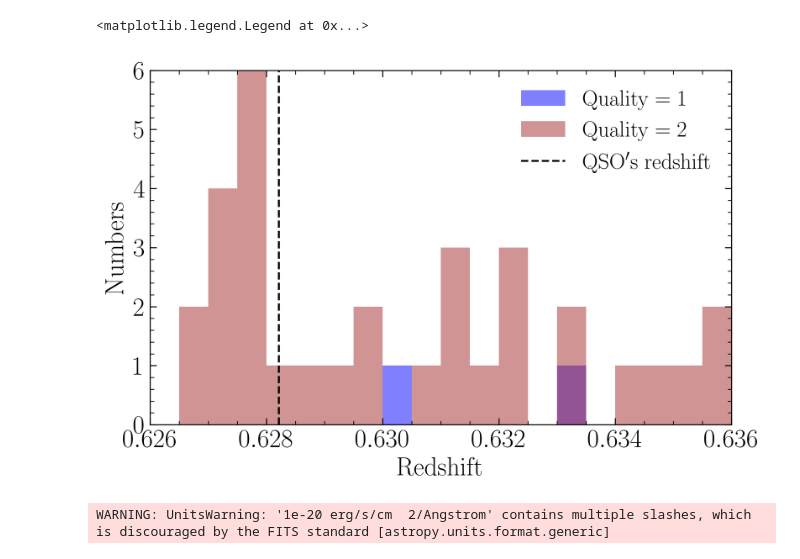
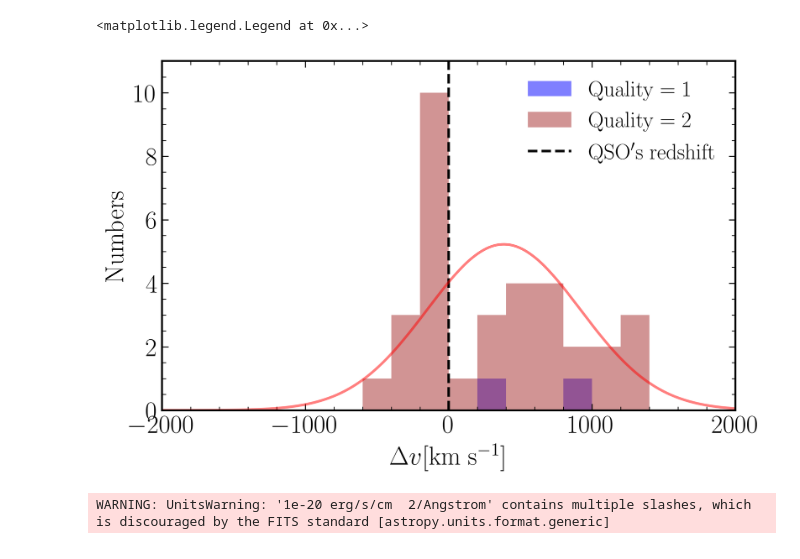
Before and after one commit to Sullofect/qso_cgm, a Jupyter notebook: muse_compare_z.ipynb, the cells around one changed output. Cells and saved outputs as stored; diff of their text form; code cells hidden in the pictures.

```diff
--- a/muse_compare_z.ipynb
+++ b/muse_compare_z.ipynb
@@ -112,39 +137,77 @@ Table_3
 # %%
+from scipy.stats import norm
+
 select_gal = np.where(cl_w == 'galaxy')
 ID_gal = ID_w[select_gal]
 z_gal = z_w[select_gal]
 ql_gal = ql_w[select_gal]
 ra_gal, dec_gal = ra_w[select_gal], dec_w[select_gal]
 
 select_qua = np.where((ql_gal == 1) | (ql_gal == 2))
 ID_qua = ID_gal[select_qua]
 z_qua = z_gal[select_qua]
+v_qua = 3e5 * (z_qua - z_qso) / (1 + z_qso)
 ql_qua = ql_gal[select_qua]
 ra_qua, dec_qua = ra_gal[select_qua], dec_gal[select_qua]
 
-# bins = np.linspace(0.6282144177077355 - 0.025, 0.6282144177077355 + 0.025, 50)
-bins = np.linspace(0.626, 0.636, 21)
-select_z = np.where((z_qua > bins[0]) * (z_qua < bins[-1]))
+bins = np.arange(-2000, 2200, 200)
+select_z = np.where((v_qua > bins[0]) * (v_qua < bins[-1]))
 ID_final = ID_qua[select_z]
 z_final = z_qua[select_z]
+v_final = v_qua[select_z]
 ql_final = ql_qua[select_z]
 ra_final, dec_final = ra_qua[select_z], dec_qua[select_z]
 
-# print((0.636 - 0.626) / 0.0005)
-# qso redshift: z = 0.6282144177077355
+# fit
+select_v = np.where((v_final > -2000) * (v_final < 2000))
+v_fit = v_final[select_v]
+mu, scale = norm.fit(v_fit)
+
+# Normalization
+nums, v_edge = np.histogram(v_fit, bins=bins)
+normalization = np.sum(nums) * 200
+
+#
+rv = np.linspace(-2000, 2000, 1000)
 plt.figure(figsize=(8, 5), dpi=300)
-plt.vlines(0.6282144177077355, 0, 6, linestyles='--', color='k', label=r"$\mathrm{QSO's \; redshift}$")
-plt.hist(z_final[np.where(ql_final == 1)], bins=bins, facecolor='blue', histtype='stepfilled', alpha=0.5, label=r'$ \mathrm{Quality} = 1$')
-plt.hist(z_final[np.where(ql_final == 2)], bins=bins, facecolor='brown', histtype='stepfilled', alpha=0.5, label=r'$ \mathrm{Quality} = 2$')
+plt.vlines(0, 0, 11, linestyles='--', color='k', label=r"$\mathrm{QSO's \; redshift}$")
+plt.hist(v_final[np.where(ql_final == 1)], bins=bins, facecolor='blue', histtype='stepfilled', alpha=0.5, label=r'$ \mathrm{Quality} = 1$')
+plt.hist(v_final[np.where(ql_final == 2)], bins=bins, facecolor='brown', histtype='stepfilled', alpha=0.5, label=r'$ \mathrm{Quality} = 2$')
+plt.plot(rv, normalization * norm.pdf(rv, mu, scale), '-r', lw=2, alpha=0.5)
 
-plt.xlim(bins[0], bins[-1])
-plt.ylim(0, 6)
+plt.xlim(-2000, 2000)
+plt.ylim(0, 11)
 plt.minorticks_on()
-plt.xlabel(r'$\mathrm{Redshift}$', size=20)
+plt.xlabel(r'$\Delta v [\mathrm{km \; s^{-1}}]$', size=20)
 plt.ylabel(r'$\mathrm{Numbers}$', size=20)
 plt.tick_params(axis='both', which='major', direction='in', bottom='on', top='on', left='on', right='on', size=5, labelsize=20)
 plt.tick_params(axis='both', which='minor', direction='in', bottom='on', top='on', left='on', right='on', size=3)
 plt.legend(prop={'size': 17}, framealpha=0, loc=1, fontsize=15)
+
+# # Redshift bins
+# # bins = np.linspace(0.6282144177077355 - 0.025, 0.6282144177077355 + 0.025, 50)
+# bins = np.linspace(0.626, 0.636, 21)
+# select_z = np.where((z_qua > bins[0]) * (z_qua < bins[-1]))
+# ID_final = ID_qua[select_z]
+# z_final = z_qua[select_z]
+# ql_final = ql_qua[select_z]
+# ra_final, dec_final = ra_qua[select_z], dec_qua[select_z]
+
+# # print((0.636 - 0.626) / 0.0005)
+# # qso redshift: z = 0.6282144177077355
+# plt.figure(figsize=(8, 5), dpi=300)
+# plt.vlines(0.6282144177077355, 0, 6, linestyles='--', color='k', label=r"$\mathrm{QSO's \; redshift}$")
+# plt.hist(z_final[np.where(ql_final == 1)], bins=bins, facecolor='blue', histtype='stepfilled', alpha=0.5, label=r'$ \mathrm{Quality} = 1$')
+# plt.hist(z_final[np.where(ql_final == 2)], bins=bins, facecolor='brown', histtype='stepfilled', alpha=0.5, label=r'$ \mathrm{Quality} = 2$')
+
+# plt.xlim(bins[0], bins[-1])
+# plt.ylim(0, 6)
+# plt.minorticks_on()
+# plt.xlabel(r'$\mathrm{Redshift}$', size=20)
+# plt.ylabel(r'$\mathrm{Numbers}$', size=20)
+# plt.tick_params(axis='both', which='major', direction='in', bottom='on', top='on', left='on', right='on', size=5, labelsize=20)
+# plt.tick_params(axis='both', which='minor', direction='in', bottom='on', top='on', left='on', right='on', size=3)
+# plt.legend(prop={'size': 17}, framealpha=0, loc=1, fontsize=15)
 # %% [output]
 <matplotlib.legend.Legend at 0x...>
-[figure, old version]
+[figure, new version]
```
Also changed, not shown: parts of 6 cells of this notebook.
